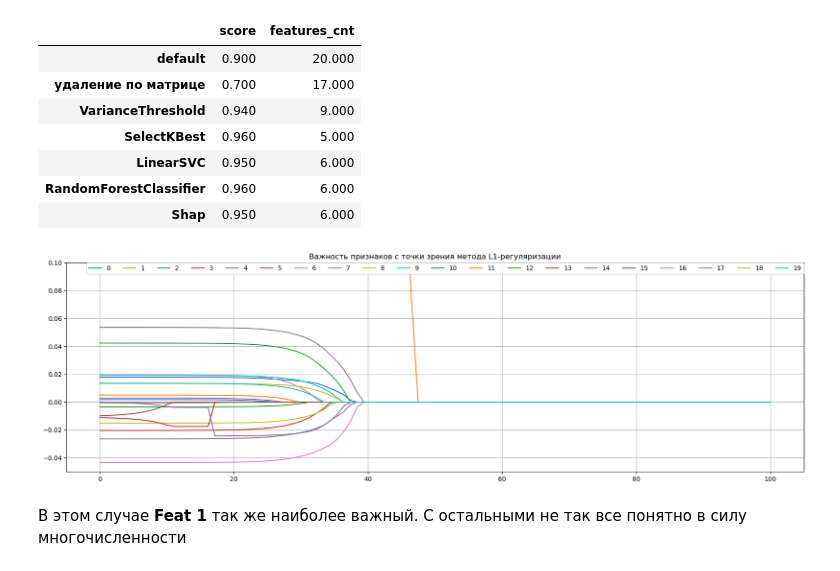
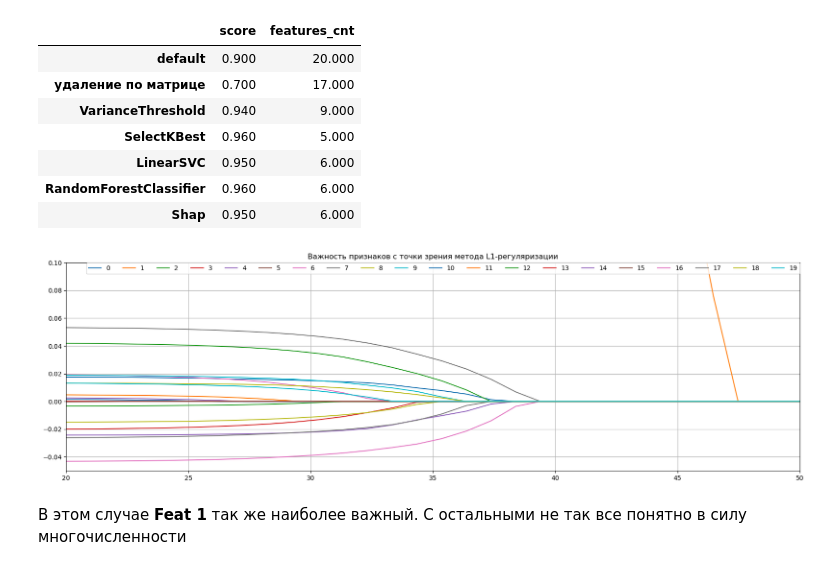
Before and after one commit to choodnovsky/Netilogiya_degp13, a Jupyter notebook: dz_8.11.ipynb, the cells around one changed output. Cells and saved outputs as stored; diff of their text form; code cells hidden in the pictures.

```diff
--- a/dz_8.11.ipynb
+++ b/dz_8.11.ipynb
@@ -299,21 +299,22 @@ res.T
 # %%
 X_sc = StandardScaler().fit_transform(data)
 lg_l, pred_l = [], []
 list_l = list(2**np.linspace(-20, 20, 100))
 for i in range(len(list_l)):
     m_l = Lasso(alpha=list_l[i]).fit(X_sc, y_data_generated)
     lg_l.append(m_l)
     pred_l.append(m_l.coef_)
 plt.figure(figsize=(21, 6))
 x_l = np.linspace(0, len(pred_l), len(pred_l))
 for i in np.vstack(pred_l).T:
     sns.lineplot(x_l, np.sign(i) * np.abs(i))
 plt.ylim(-0.05, 0.1)
+plt.xlim(20, 50)
 plt.legend(data.columns, ncol = len(data.columns), borderaxespad=0.)
 plt.title('Важность признаков с точки зрения метода L1-регуляризации')
 plt.grid()
 # %% [output]
-[figure, old version]
+[figure, new version]
 # %% [markdown]
 В этом случае __Feat 1__ так же наиболее важный. С остальными не так все понятно в силу многочисленности
 # %% [markdown]
```
Also changed, not shown: parts of 1 cell of this notebook.
